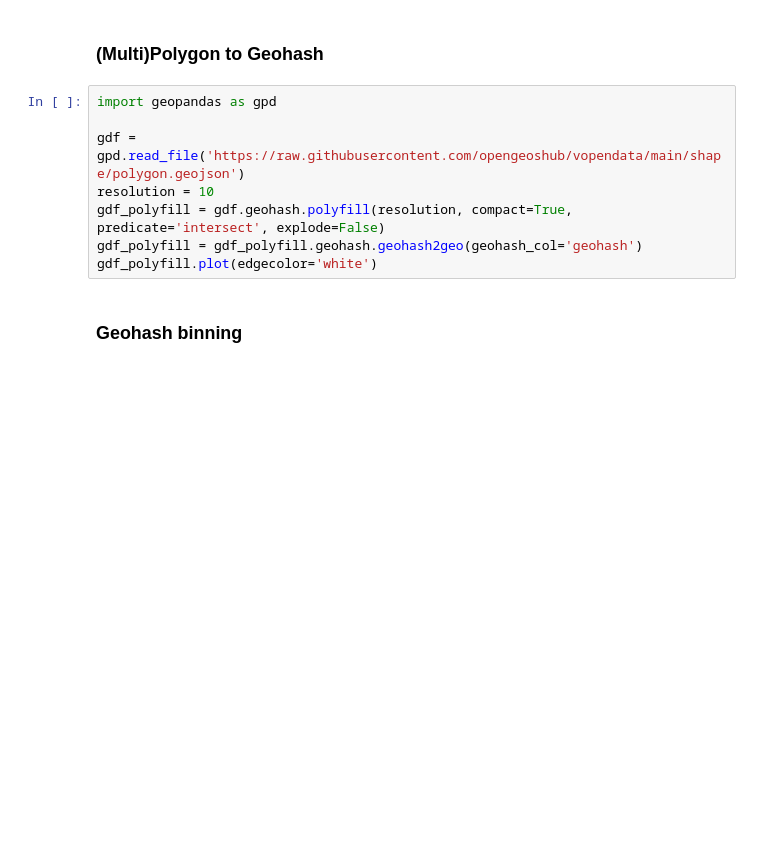
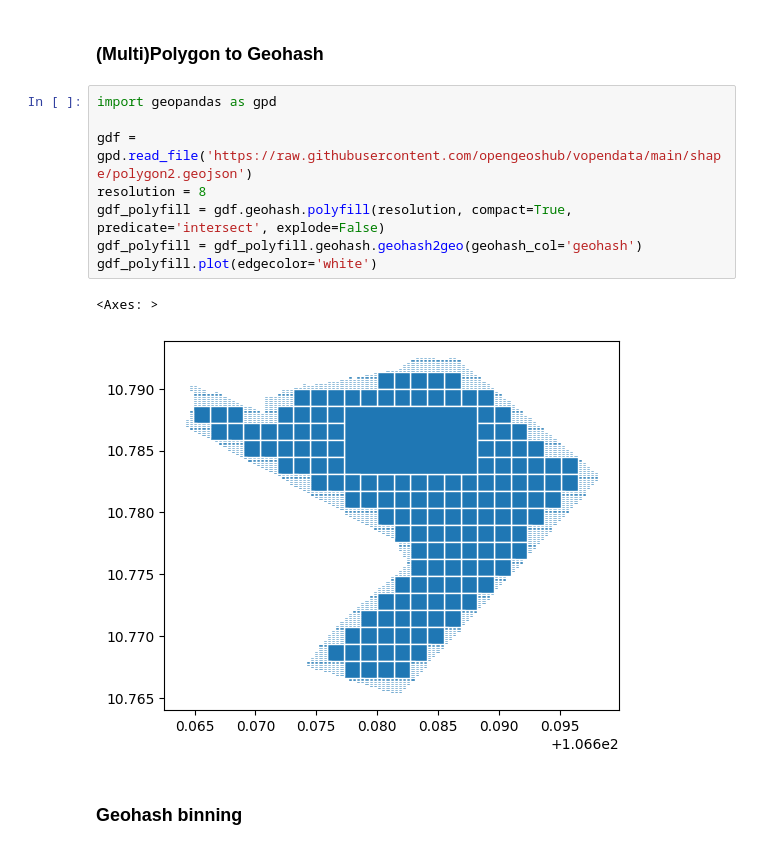
Before and after one commit to opengeoshub/vgridpandas, a Jupyter notebook: docs/notebooks/12_geohash.ipynb, the cells around one changed output. Cells and saved outputs as stored; diff of their text form; blank space fills up the shorter version.

```diff
--- a/docs/notebooks/12_geohash.ipynb
+++ b/docs/notebooks/12_geohash.ipynb
@@ -56,11 +87,14 @@ df.plot(edgecolor='white')
 # %%
 import geopandas as gpd
 
-gdf = gpd.read_file('https://raw.githubusercontent.com/opengeoshub/vopendata/main/shape/polygon.geojson')
-resolution = 10
+gdf = gpd.read_file('https://raw.githubusercontent.com/opengeoshub/vopendata/main/shape/polygon2.geojson')
+resolution = 8
 gdf_polyfill = gdf.geohash.polyfill(resolution, compact=True, predicate='intersect', explode=False)
 gdf_polyfill = gdf_polyfill.geohash.geohash2geo(geohash_col='geohash')
 gdf_polyfill.plot(edgecolor='white')
+# %% [output]
+<Axes: >
+[figure, added]
 # %% [markdown]
 ### Geohash binning
 # %% [markdown]
```
Also changed, not shown: parts of 5 cells of this notebook, 9 other files.
